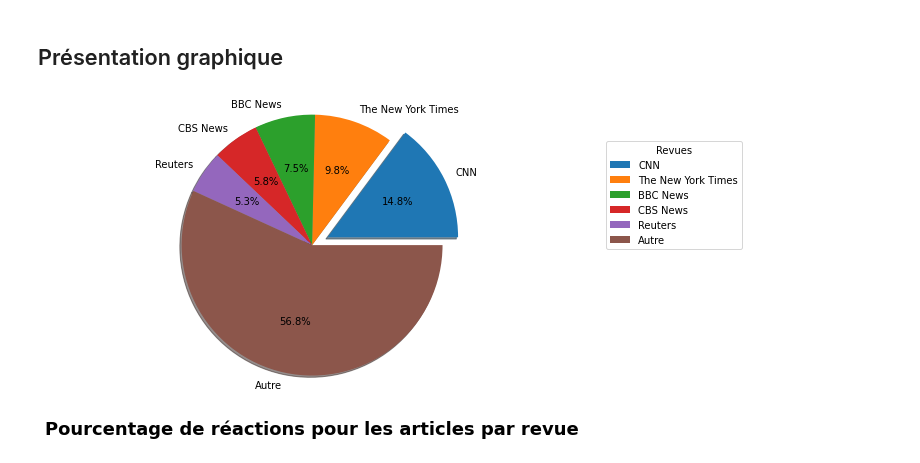
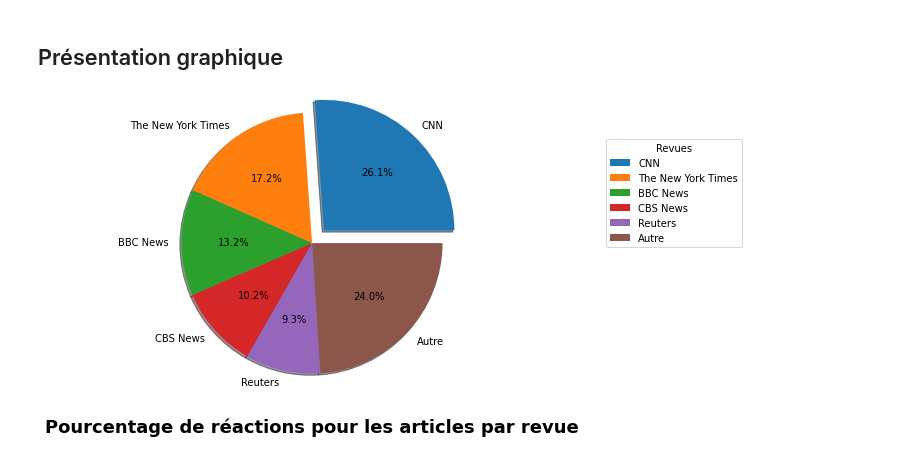
Before and after one commit to vittorio-c/Internet-news-data-with-readers-engagement, a Jupyter notebook: raid.ipynb, the cells around one changed output. Saved outputs shown, nothing was run; the diff lists cells and outputs as text; code cells hidden in the pictures.

Commit message:
modificatios sur le graph

```diff
--- a/raid.ipynb
+++ b/raid.ipynb
@@ -70,15 +70,15 @@ df.groupby(by=["source_name"]).sum('reactions_count').sort_values(by = ['reactio
 # %%
 tab1 = df.groupby(by=["source_name"]).sum('reactions_count').sort_values(by = ['reactions_count'], ascending = False).head(5)
 tab2 = df.groupby(by=["source_name"]).sum('reactions_count').sort_values(by = ['reactions_count'], ascending = False)[5:]
-autre = df['reactions_count'].sum()
+autre = df['reactions_count'].sum() - tab1['reactions_count'].sum()
 valuesStat = list(tab1['reactions_count'])
 valuesStat.append(autre)
 labels = list(tab1.index)
 labels.append('Autre')
 explode = (0.2, 0, 0, 0, 0, 0)  # only "explode" the biggest revue
 plt.title('Pourcentage de réactions pour les articles par revue', fontdict={'fontweight':'bold', 'fontsize':18}, y=-0.4)
 plt.pie(valuesStat, labels=labels, autopct='%1.1f%%', shadow=True, explode=explode, radius=1.5)
 plt.legend(labels, title="Revues", bbox_to_anchor=(1, 0, 1.5, 1))
 plt.show()
 # %% [output]
-[figure, old version]
+[figure, new version]
```
